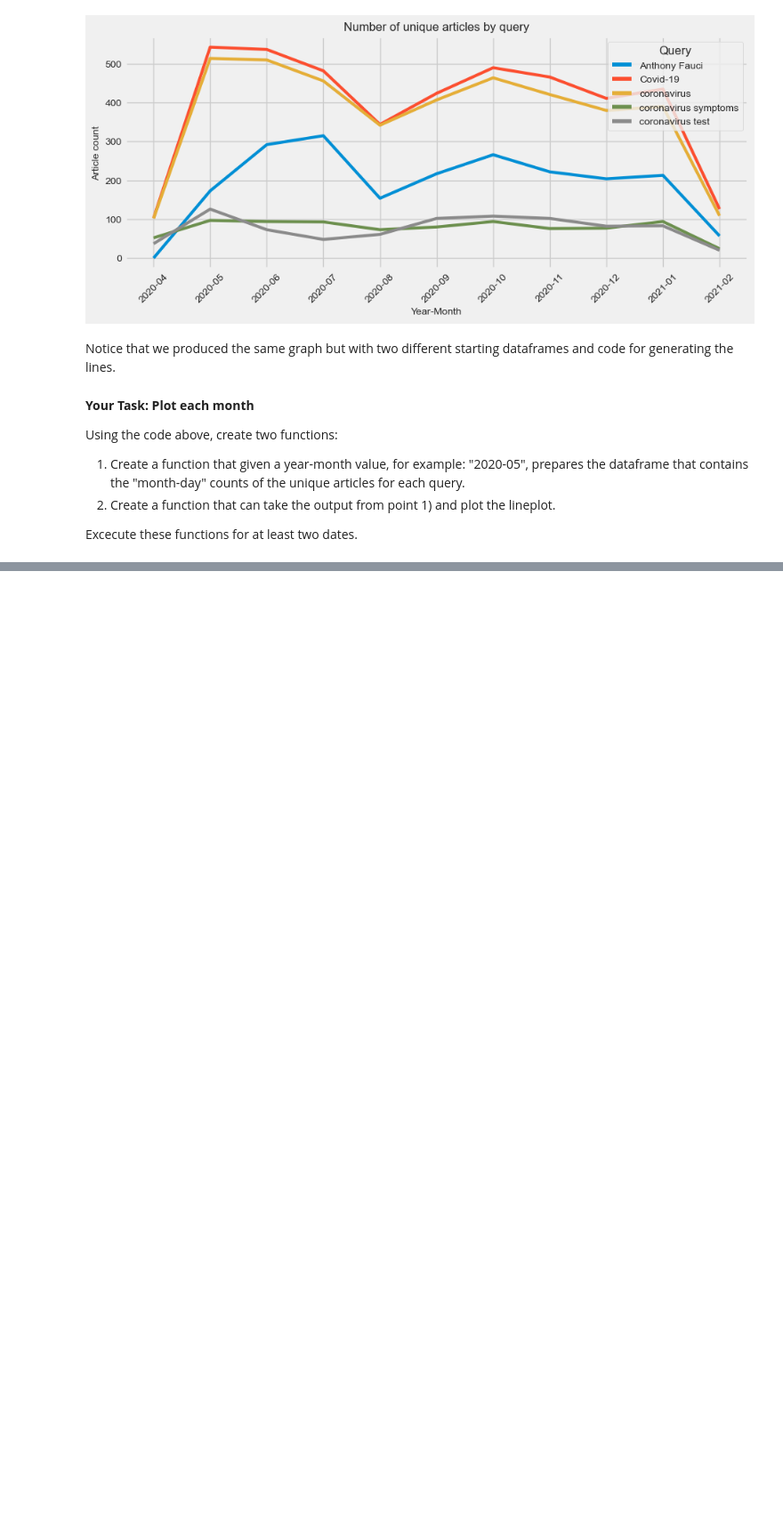
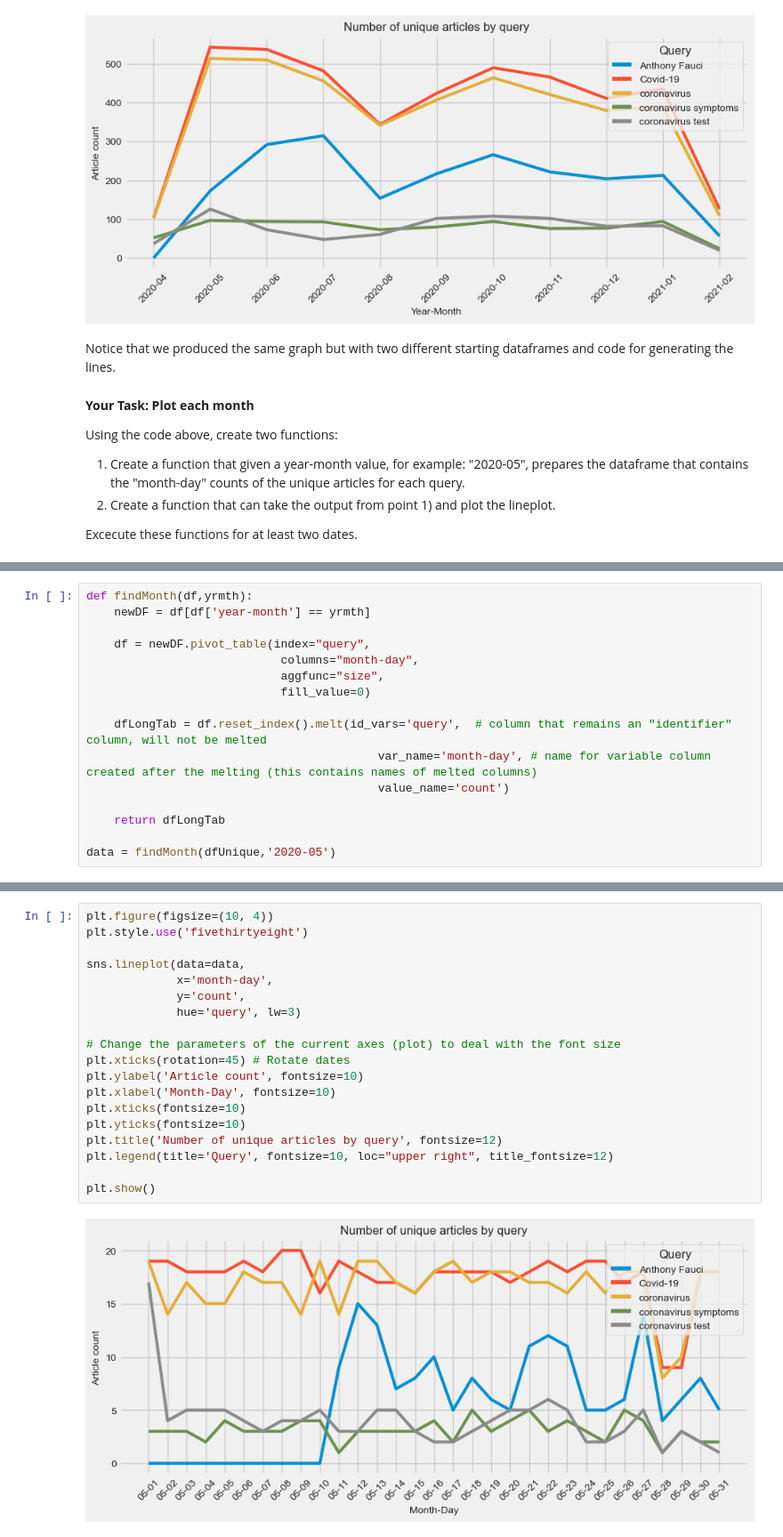
Before and after one commit to lillgodi/cs3152024, a Jupyter notebook: CS315-Tutorial-GoogleTopStories/Exploring Google Top Stories.ipynb, the cells around one changed output, grey strips where cells are left out. Shown: that part at 89% size. Cells and saved outputs as stored; diff of their text form; blank space fills up the shorter version.

```diff
--- a/CS315-Tutorial-GoogleTopStories/Exploring Google Top Stories.ipynb
+++ b/CS315-Tutorial-GoogleTopStories/Exploring Google Top Stories.ipynb
@@ -678,0 +630,16 @@ ValueError: Could not interpret value `month-day` for parameter `x`
+# %%
+def findMonth(df,yrmth):
+    newDF = df[df['year-month'] == yrmth]
+
+    df = newDF.pivot_table(index="query",
+                            columns="month-day",
+                            aggfunc="size",
+                            fill_value=0)
+
+    dfLongTab = df.reset_index().melt(id_vars='query',  # column that remains an "identifier" column, will not be melted
+                                          var_name='month-day', # name for variable column created after the melting (this contains names of melted columns)
+                                          value_name='count')
+
+    return dfLongTab
+
+data = findMonth(dfUnique,'2020-05')
@@ -678,0 +662,21 @@ ValueError: Could not interpret value `month-day` for parameter `x`
+# %%
+plt.figure(figsize=(10, 4))
+plt.style.use('fivethirtyeight')
+
+sns.lineplot(data=data,
+             x='month-day',
+             y='count',
+             hue='query', lw=3)
+
+# Change the parameters of the current axes (plot) to deal with the font size
+plt.xticks(rotation=45) # Rotate dates
+plt.ylabel('Article count', fontsize=10)
+plt.xlabel('Month-Day', fontsize=10)
+plt.xticks(fontsize=10)
+plt.yticks(fontsize=10)
+plt.title('Number of unique articles by query', fontsize=12)
+plt.legend(title='Query', fontsize=10, loc="upper right", title_fontsize=12)
+
+plt.show()
+# %% [output]
+[figure, added]
```
Also changed, not shown: parts of 14 cells of this notebook.
